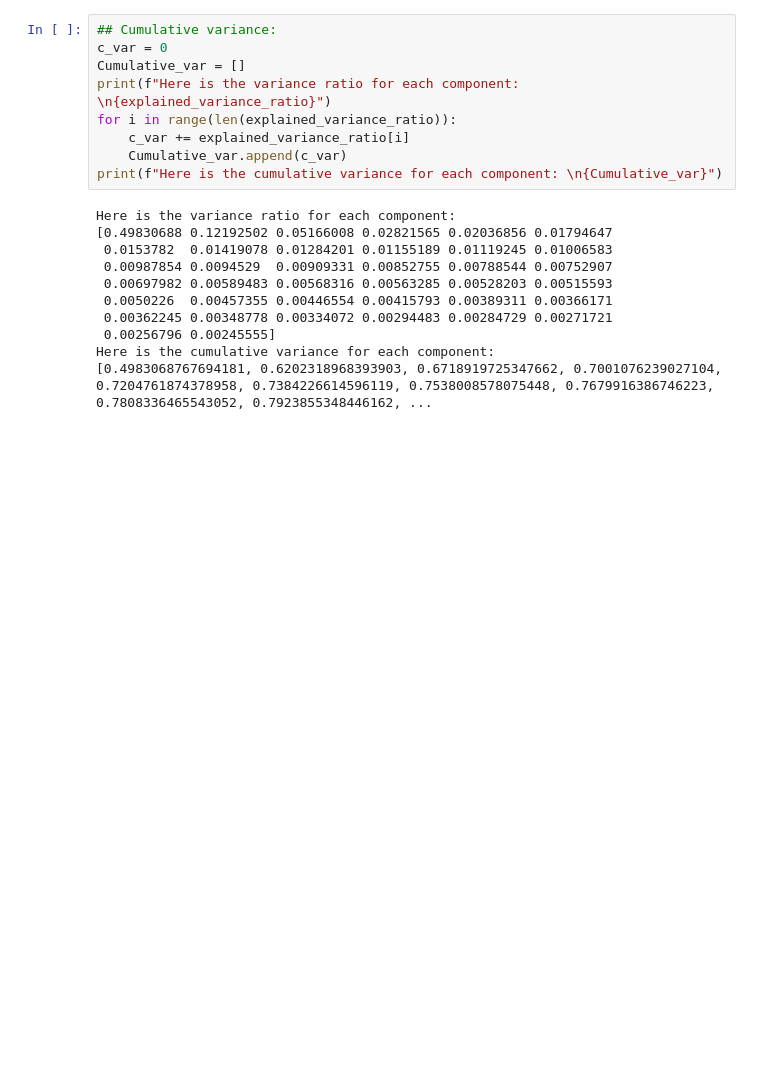
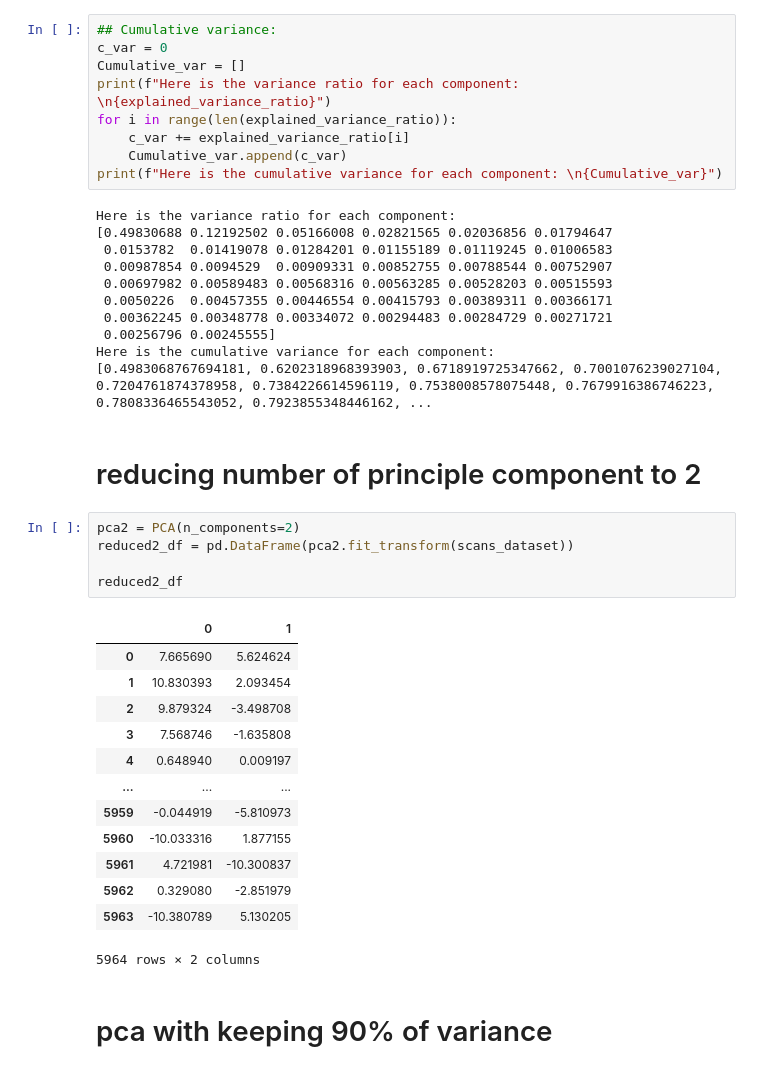
Before and after one commit to amirabbasgashtil/Principal-Component-Analysis, a Jupyter notebook: Principal_Component_Analysis.ipynb, the cells around one changed output. Cells and saved outputs as stored; diff of their text form; blank space fills up the shorter version.

```diff
--- a/Principal_Component_Analysis.ipynb
+++ b/Principal_Component_Analysis.ipynb
@@ -190,3 +190,26 @@ Here is the variance ratio for each component:
  0.00256796 0.00245555]
 Here is the cumulative variance for each component:
 [0.4983068767694181, 0.6202318968393903, 0.6718919725347662, 0.7001076239027104, 0.7204761874378958, 0.7384226614596119, 0.7538008578075448, 0.7679916386746223, 0.7808336465543052, 0.7923855348446162, ...
+# %% [markdown]
+# reducing number of principle component to 2
+# %%
+pca2 = PCA(n_components=2)
+reduced2_df = pd.DataFrame(pca2.fit_transform(scans_dataset))
+
+reduced2_df
+# %% [output]
+|  | 0 | 1 |
+| 0 | 7.665690 | 5.624624 |
+| 1 | 10.830393 | 2.093454 |
+| 2 | 9.879324 | -3.498708 |
+| 3 | 7.568746 | -1.635808 |
+| 4 | 0.648940 | 0.009197 |
+| ... | ... | ... |
+| 5959 | -0.044919 | -5.810973 |
+| 5960 | -10.033316 | 1.877155 |
+| 5961 | 4.721981 | -10.300837 |
+| 5962 | 0.329080 | -2.851979 |
+| 5963 | -10.380789 | 5.130205 |
+5964 rows × 2 columns
+# %% [markdown]
+# pca with keeping 90% of variance
```
Also changed, not shown: parts of 4 cells of this notebook.
